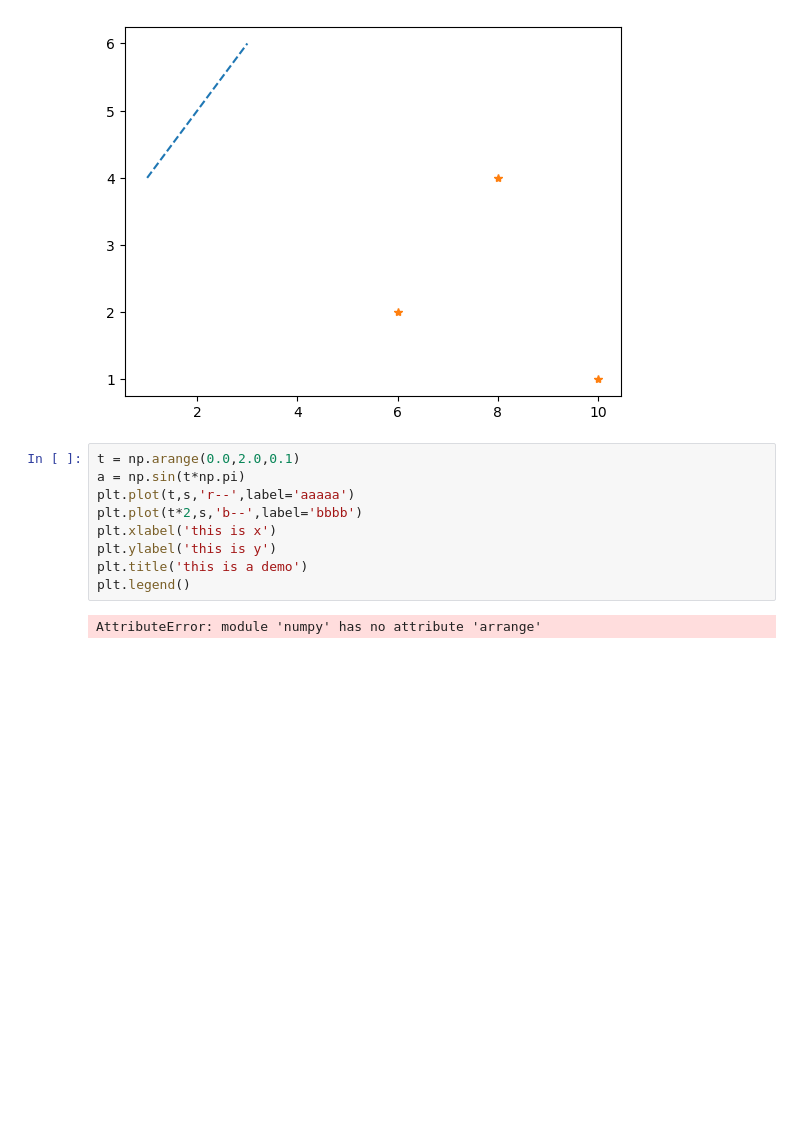
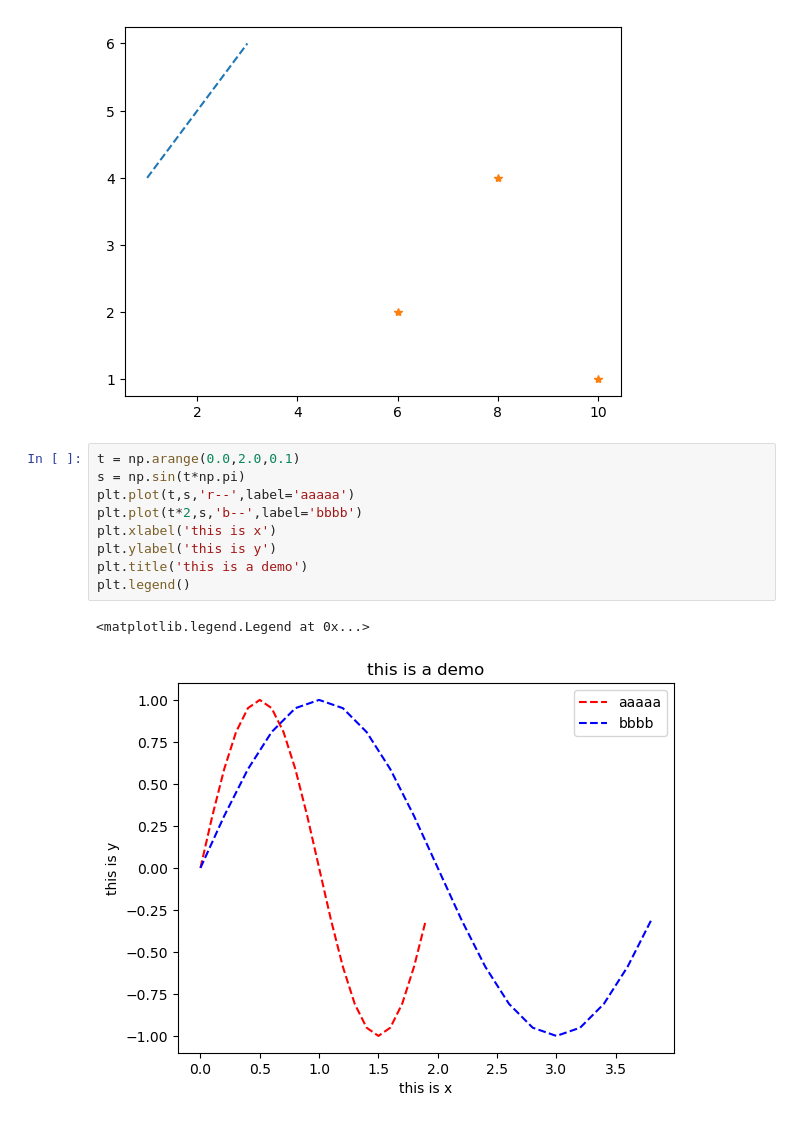
Before and after one commit to purumomo/Python3-DataScientist, a Jupyter notebook: matplot的学习之BasicPlot.ipynb, the cells around one changed output. Cells and saved outputs as stored; diff of their text form; blank space fills up the shorter version.

```diff
--- a/matplot的学习之BasicPlot.ipynb
+++ b/matplot的学习之BasicPlot.ipynb
@@ -29,12 +29,13 @@ plt.plot(a,b,'--',c,d,'*')
 [figure]
 # %%
 t = np.arange(0.0,2.0,0.1)
-a = np.sin(t*np.pi)
+s = np.sin(t*np.pi)
 plt.plot(t,s,'r--',label='aaaaa')
 plt.plot(t*2,s,'b--',label='bbbb')
 plt.xlabel('this is x')
 plt.ylabel('this is y')
 plt.title('this is a demo')
 plt.legend()
 # %% [output]
-AttributeError: module 'numpy' has no attribute 'arrange'
+<matplotlib.legend.Legend at 0x...>
+[figure, added]
```
Also changed, not shown: 4 other files.
